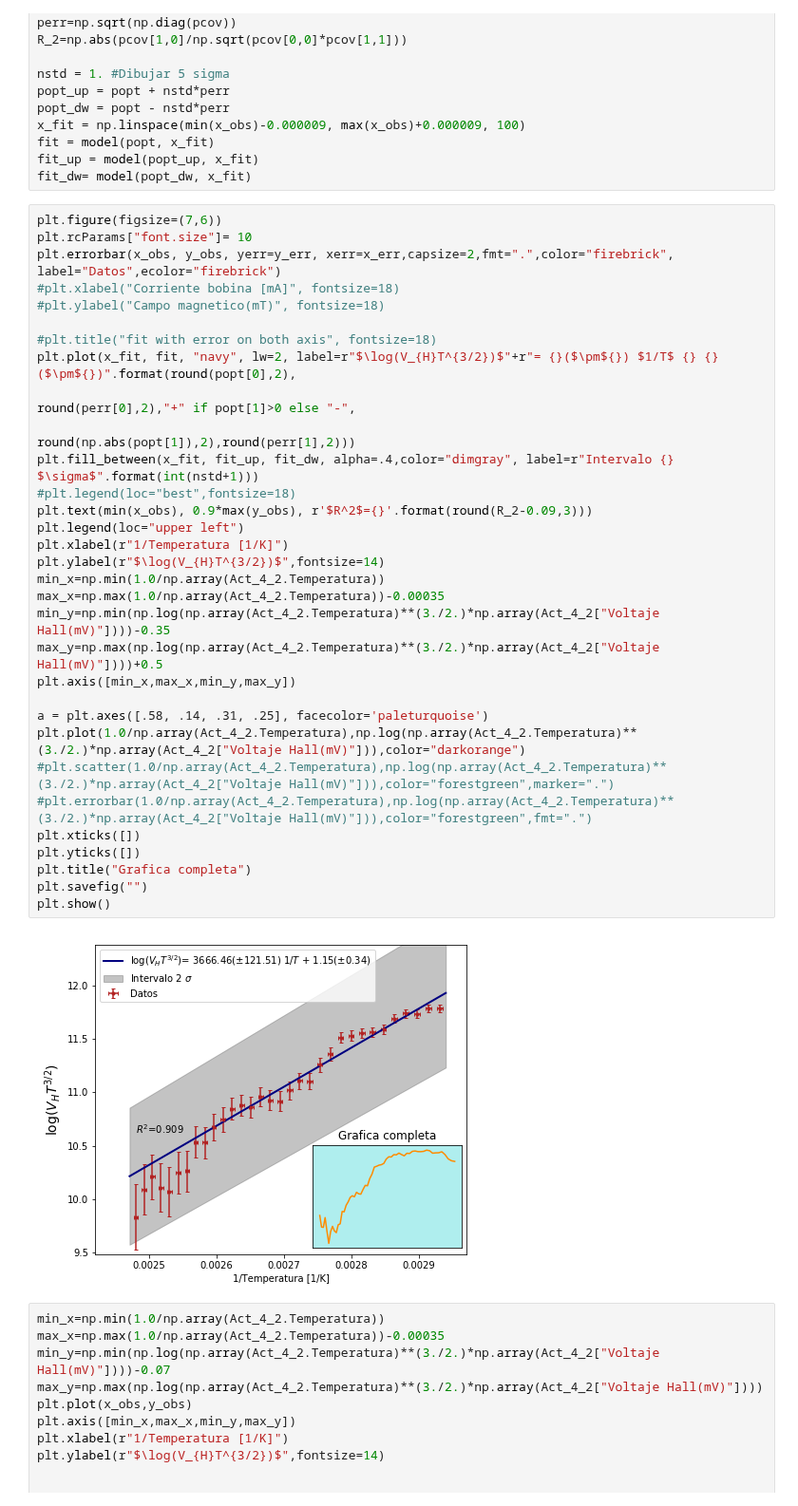
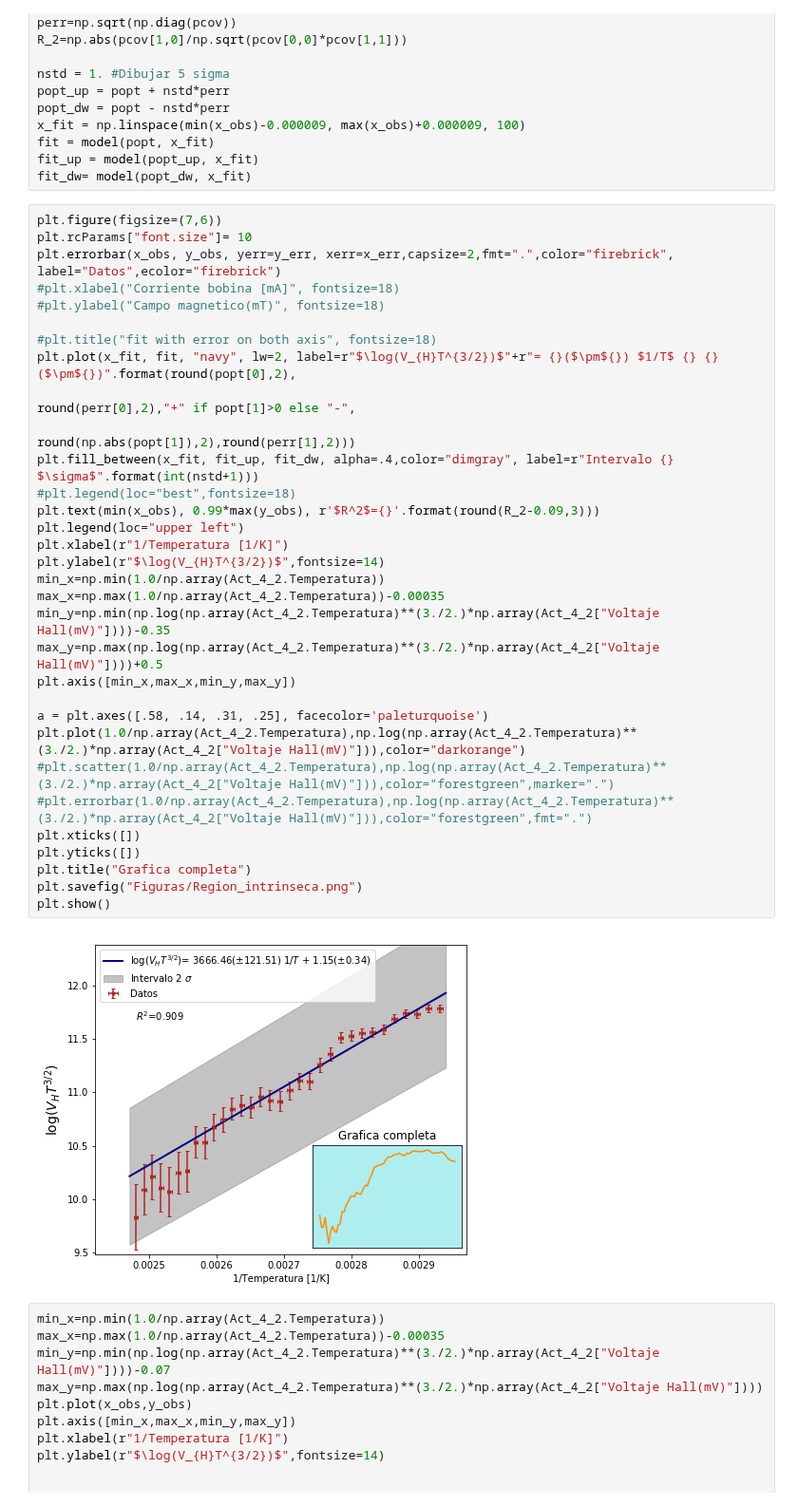
Before and after one commit to jamontanac/Laboratorio-Avanzado, a Jupyter notebook: Hall_Effect/Analisis.ipynb, the cells around one changed output. Shown at 95% size. Drawn from its saved outputs; the diff is of its cells as text.

```diff
--- a/Hall_Effect/Analisis.ipynb
+++ b/Hall_Effect/Analisis.ipynb
@@ -500,36 +500,36 @@ fit_dw= model(popt_dw, x_fit)
 plt.figure(figsize=(7,6))
 plt.rcParams["font.size"]= 10
 plt.errorbar(x_obs, y_obs, yerr=y_err, xerr=x_err,capsize=2,fmt=".",color="firebrick", label="Datos",ecolor="firebrick")
 #plt.xlabel("Corriente bobina [mA]", fontsize=18)
 #plt.ylabel("Campo magnetico(mT)", fontsize=18)
 
 #plt.title("fit with error on both axis", fontsize=18)
 plt.plot(x_fit, fit, "navy", lw=2, label=r"$\log(V_{H}T^{3/2})$"+r"= {}($\pm${}) $1/T$ {} {}($\pm${})".format(round(popt[0],2),
                                                                                     round(perr[0],2),"+" if popt[1]>0 else "-",
                                                                                     round(np.abs(popt[1]),2),round(perr[1],2)))
 plt.fill_between(x_fit, fit_up, fit_dw, alpha=.4,color="dimgray", label=r"Intervalo {} $\sigma$".format(int(nstd+1)))
 #plt.legend(loc="best",fontsize=18)
-plt.text(min(x_obs), 0.9*max(y_obs), r'$R^2$={}'.format(round(R_2-0.09,3)))
+plt.text(min(x_obs), 0.99*max(y_obs), r'$R^2$={}'.format(round(R_2-0.09,3)))
 plt.legend(loc="upper left")
 plt.xlabel(r"1/Temperatura [1/K]")
 plt.ylabel(r"$\log(V_{H}T^{3/2})$",fontsize=14)
 min_x=np.min(1.0/np.array(Act_4_2.Temperatura))
 max_x=np.max(1.0/np.array(Act_4_2.Temperatura))-0.00035
 min_y=np.min(np.log(np.array(Act_4_2.Temperatura)**(3./2.)*np.array(Act_4_2["Voltaje Hall(mV)"])))-0.35
 max_y=np.max(np.log(np.array(Act_4_2.Temperatura)**(3./2.)*np.array(Act_4_2["Voltaje Hall(mV)"])))+0.5
 plt.axis([min_x,max_x,min_y,max_y])
 
 a = plt.axes([.58, .14, .31, .25], facecolor='paleturquoise')
 plt.plot(1.0/np.array(Act_4_2.Temperatura),np.log(np.array(Act_4_2.Temperatura)**(3./2.)*np.array(Act_4_2["Voltaje Hall(mV)"])),color="darkorange")
 #plt.scatter(1.0/np.array(Act_4_2.Temperatura),np.log(np.array(Act_4_2.Temperatura)**(3./2.)*np.array(Act_4_2["Voltaje Hall(mV)"])),color="forestgreen",marker=".")
 #plt.errorbar(1.0/np.array(Act_4_2.Temperatura),np.log(np.array(Act_4_2.Temperatura)**(3./2.)*np.array(Act_4_2["Voltaje Hall(mV)"])),color="forestgreen",fmt=".")
 plt.xticks([])
 plt.yticks([])
 plt.title("Grafica completa")
-plt.savefig("")
+plt.savefig("Figuras/Region_intrinseca.png")
 plt.show()
 # %% [output]
-[figure, old version]
+[figure, new version]
 # %%
 min_x=np.min(1.0/np.array(Act_4_2.Temperatura))
 max_x=np.max(1.0/np.array(Act_4_2.Temperatura))-0.00035
```
